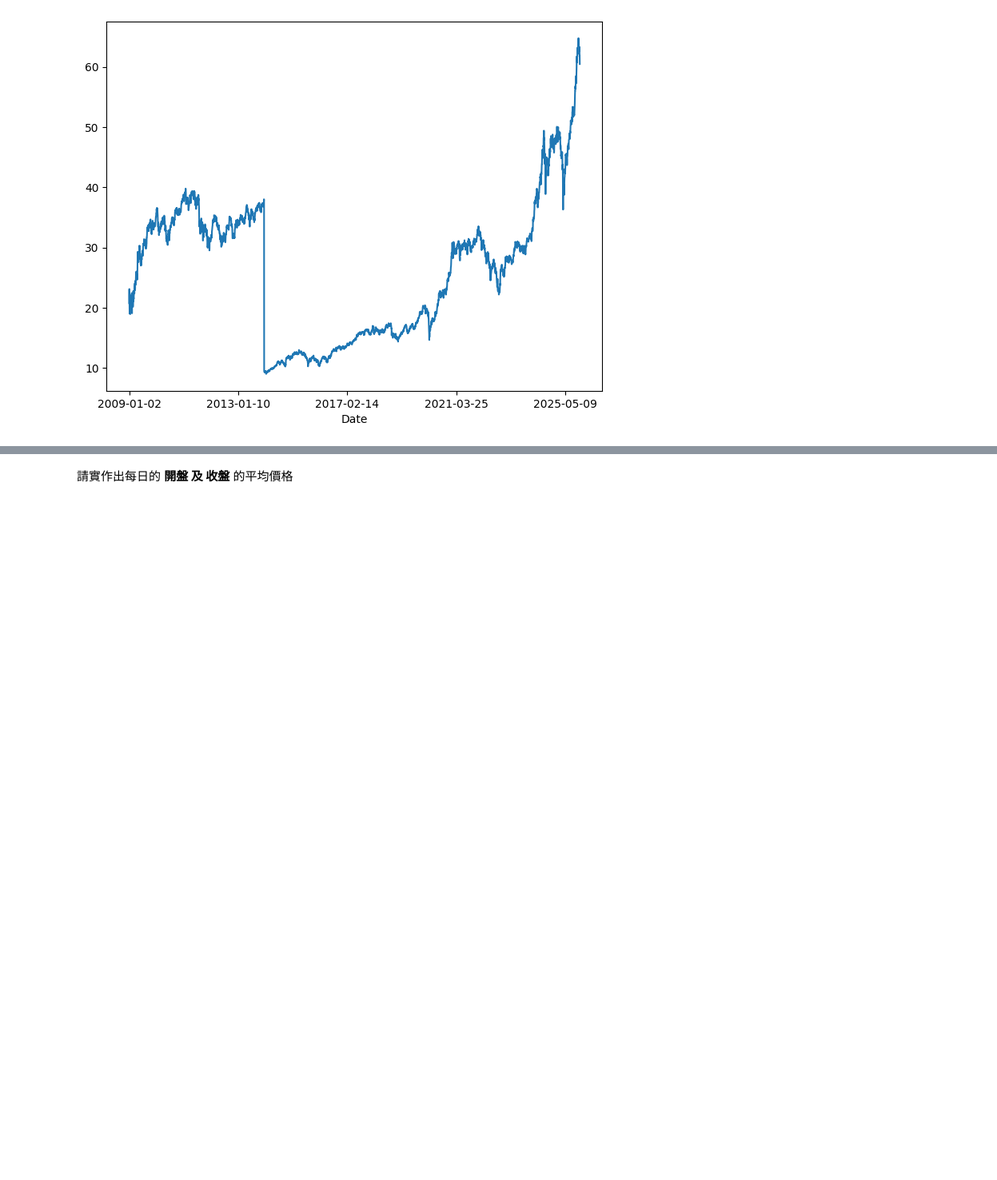
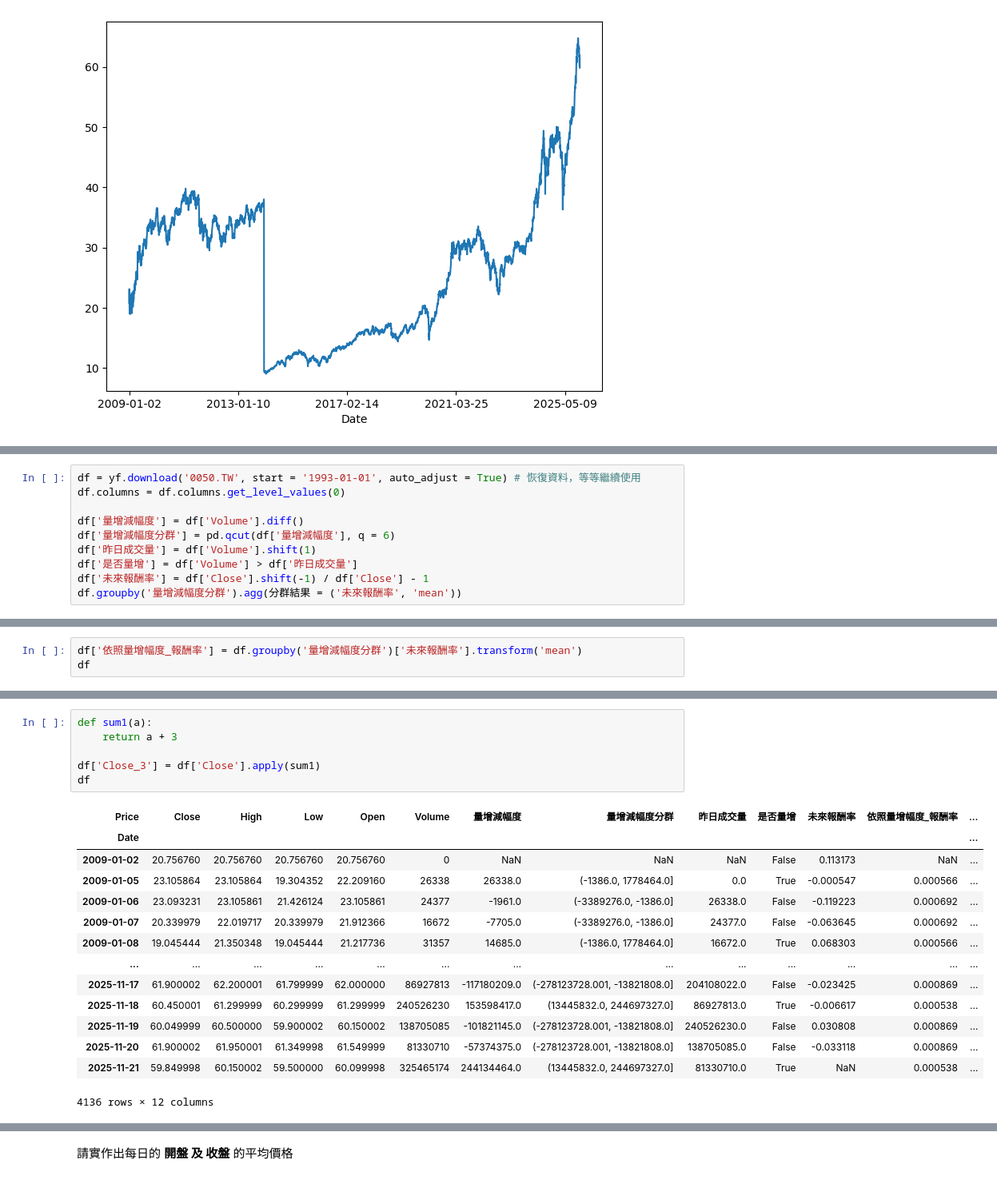
Before and after one commit to RayWang98/class_20251113, a Jupyter notebook: class_info.ipynb, the cells around one changed output, grey strips where cells are left out. Shown at 80% size. Drawn from its saved outputs; the diff is of its cells as text; blank space fills up the shorter version.

```diff
--- a/class_info.ipynb
+++ b/class_info.ipynb
@@ -277,0 +310,10 @@ KeyError: "None of [Index([                   nan,    0.11317315411992412, -0.00
+# %%
+df = yf.download('0050.TW', start = '1993-01-01', auto_adjust = True) # 恢復資料，等等繼續使用
+df.columns = df.columns.get_level_values(0)
+
+df['量增減幅度'] = df['Volume'].diff()
+df['量增減幅度分群'] = pd.qcut(df['量增減幅度'], q = 6)
+df['昨日成交量'] = df['Volume'].shift(1)
+df['是否量增'] = df['Volume'] > df['昨日成交量']
+df['未來報酬率'] = df['Close'].shift(-1) / df['Close'] - 1
+df.groupby('量增減幅度分群').agg(分群結果 = ('未來報酬率', 'mean'))
@@ -277,0 +330,3 @@ KeyError: "None of [Index([                   nan,    0.11317315411992412, -0.00
+# %%
+df['依照量增幅度_報酬率'] = df.groupby('量增減幅度分群')['未來報酬率'].transform('mean')
+df
@@ -277,0 +348,21 @@ KeyError: "None of [Index([                   nan,    0.11317315411992412, -0.00
+# %%
+def sum1(a):
+    return a + 3
+
+df['Close_3'] = df['Close'].apply(sum1)
+df
+# %% [output]
+| Price | Close | High | Low | Open | Volume | 量增減幅度 | 量增減幅度分群 | 昨日成交量 | 是否量增 | 未來報酬率 | 依照量增幅度_報酬率 | ... |
+| Date |  |  |  |  |  |  |  |  |  |  |  | ... |
+| 2009-01-02 | 20.756760 | 20.756760 | 20.756760 | 20.756760 | 0 | NaN | NaN | NaN | False | 0.113173 | NaN | ... |
+| 2009-01-05 | 23.105864 | 23.105864 | 19.304352 | 22.209160 | 26338 | 26338.0 | (-1386.0, 1778464.0] | 0.0 | True | -0.000547 | 0.000566 | ... |
+| 2009-01-06 | 23.093231 | 23.105861 | 21.426124 | 23.105861 | 24377 | -1961.0 | (-3389276.0, -1386.0] | 26338.0 | False | -0.119223 | 0.000692 | ... |
+| 2009-01-07 | 20.339979 | 22.019717 | 20.339979 | 21.912366 | 16672 | -7705.0 | (-3389276.0, -1386.0] | 24377.0 | False | -0.063645 | 0.000692 | ... |
+| 2009-01-08 | 19.045444 | 21.350348 | 19.045444 | 21.217736 | 31357 | 14685.0 | (-1386.0, 1778464.0] | 16672.0 | True | 0.068303 | 0.000566 | ... |
+| ... | ... | ... | ... | ... | ... | ... | ... | ... | ... | ... | ... | ... |
+| 2025-11-17 | 61.900002 | 62.200001 | 61.799999 | 62.000000 | 86927813 | -117180209.0 | (-278123728.001, -13821808.0] | 204108022.0 | False | -0.023425 | 0.000869 | ... |
+| 2025-11-18 | 60.450001 | 61.299999 | 60.299999 | 61.299999 | 240526230 | 153598417.0 | (13445832.0, 244697327.0] | 86927813.0 | True | -0.006617 | 0.000538 | ... |
+| 2025-11-19 | 60.049999 | 60.500000 | 59.900002 | 60.150002 | 138705085 | -101821145.0 | (-278123728.001, -13821808.0] | 240526230.0 | False | 0.030808 | 0.000869 | ... |
+| 2025-11-20 | 61.900002 | 61.950001 | 61.349998 | 61.549999 | 81330710 | -57374375.0 | (-278123728.001, -13821808.0] | 138705085.0 | False | -0.033118 | 0.000869 | ... |
+| 2025-11-21 | 59.849998 | 60.150002 | 59.500000 | 60.099998 | 325465174 | 244134464.0 | (13445832.0, 244697327.0] | 81330710.0 | True | NaN | 0.000538 | ... |
+4136 rows × 12 columns
```
Also changed, not shown: parts of 16 cells of this notebook.
